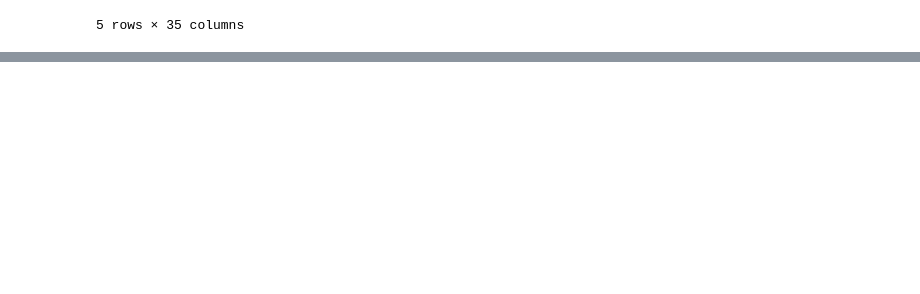
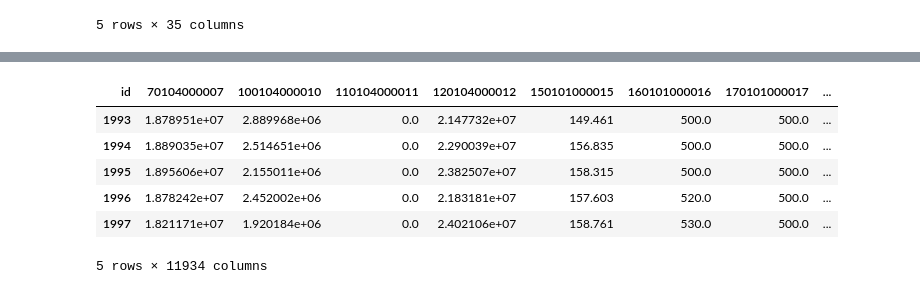
Before and after one commit to 21104988d/FYP, a Jupyter notebook: data_cleaning.ipynb, the cells around one changed output, grey strips where cells are left out. Drawn from its saved outputs; the diff is of its cells as text; code cells hidden in the pictures; blank space fills up the shorter version.

```diff
--- a/data_cleaning.ipynb
+++ b/data_cleaning.ipynb
@@ -464,0 +638,2 @@ clean_8.to_excel('data.xlsx', index=False)
+# %%
+x_data = pd.read_excel('data.xlsx')
@@ -464,0 +653,13 @@ clean_8.to_excel('data.xlsx', index=False)
+# %%
+x_data.index = x_data['id']
+x_clean = x_data.drop(columns=['id', 'location', 'Series', 'Category'])
+x = x_clean.transpose()
+x.head()
+# %% [output]
+| id | 70104000007 | 100104000010 | 110104000011 | 120104000012 | 150101000015 | 160101000016 | 170101000017 | ... |
+| 1993 | 1.878951e+07 | 2.889968e+06 | 0.0 | 2.147732e+07 | 149.461 | 500.0 | 500.0 | ... |
+| 1994 | 1.889035e+07 | 2.514651e+06 | 0.0 | 2.290039e+07 | 156.835 | 500.0 | 500.0 | ... |
+| 1995 | 1.895606e+07 | 2.155011e+06 | 0.0 | 2.382507e+07 | 158.315 | 500.0 | 500.0 | ... |
+| 1996 | 1.878242e+07 | 2.452002e+06 | 0.0 | 2.183181e+07 | 157.603 | 520.0 | 500.0 | ... |
+| 1997 | 1.821171e+07 | 1.920184e+06 | 0.0 | 2.402106e+07 | 158.761 | 530.0 | 500.0 | ... |
+5 rows × 11934 columns
```
Also changed, not shown: parts of 25 cells of this notebook.
